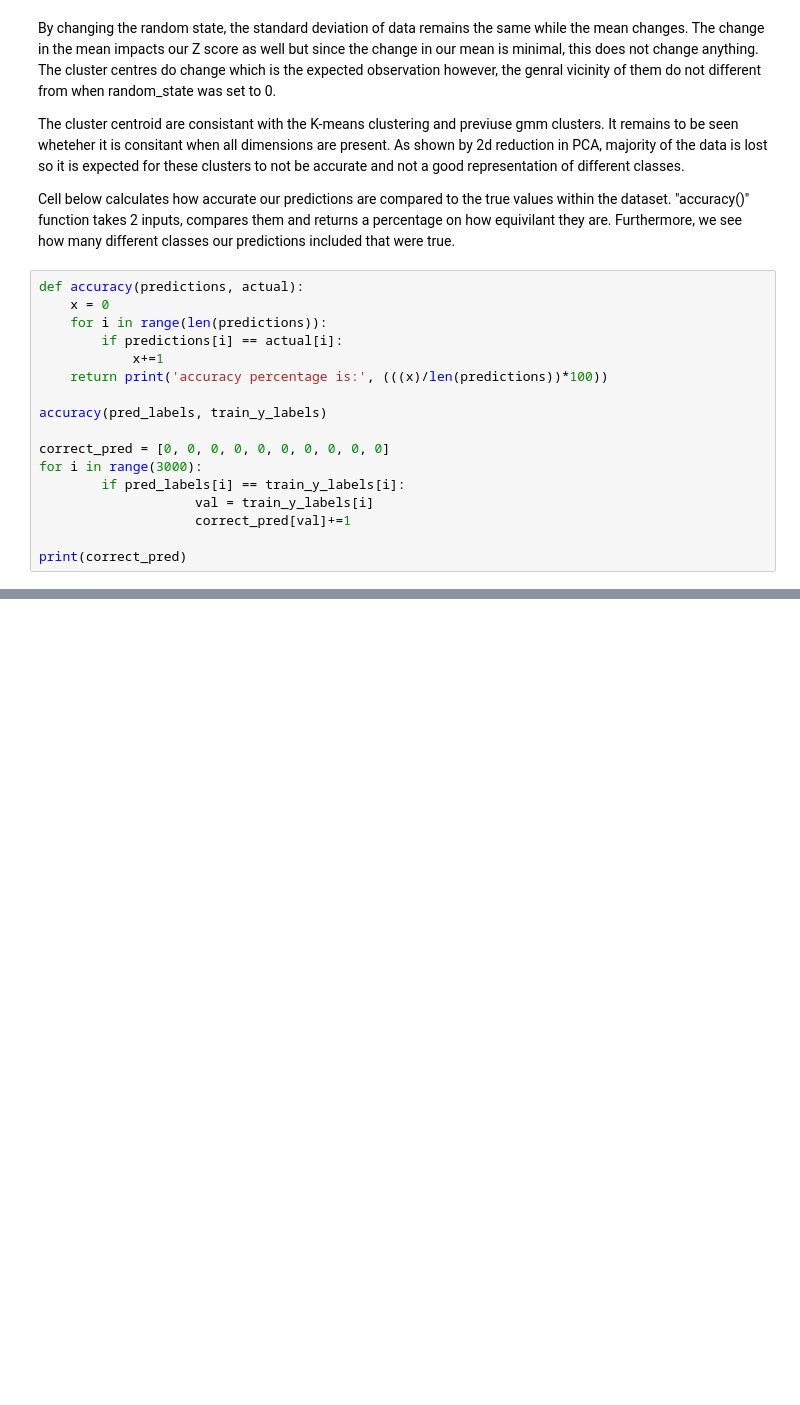
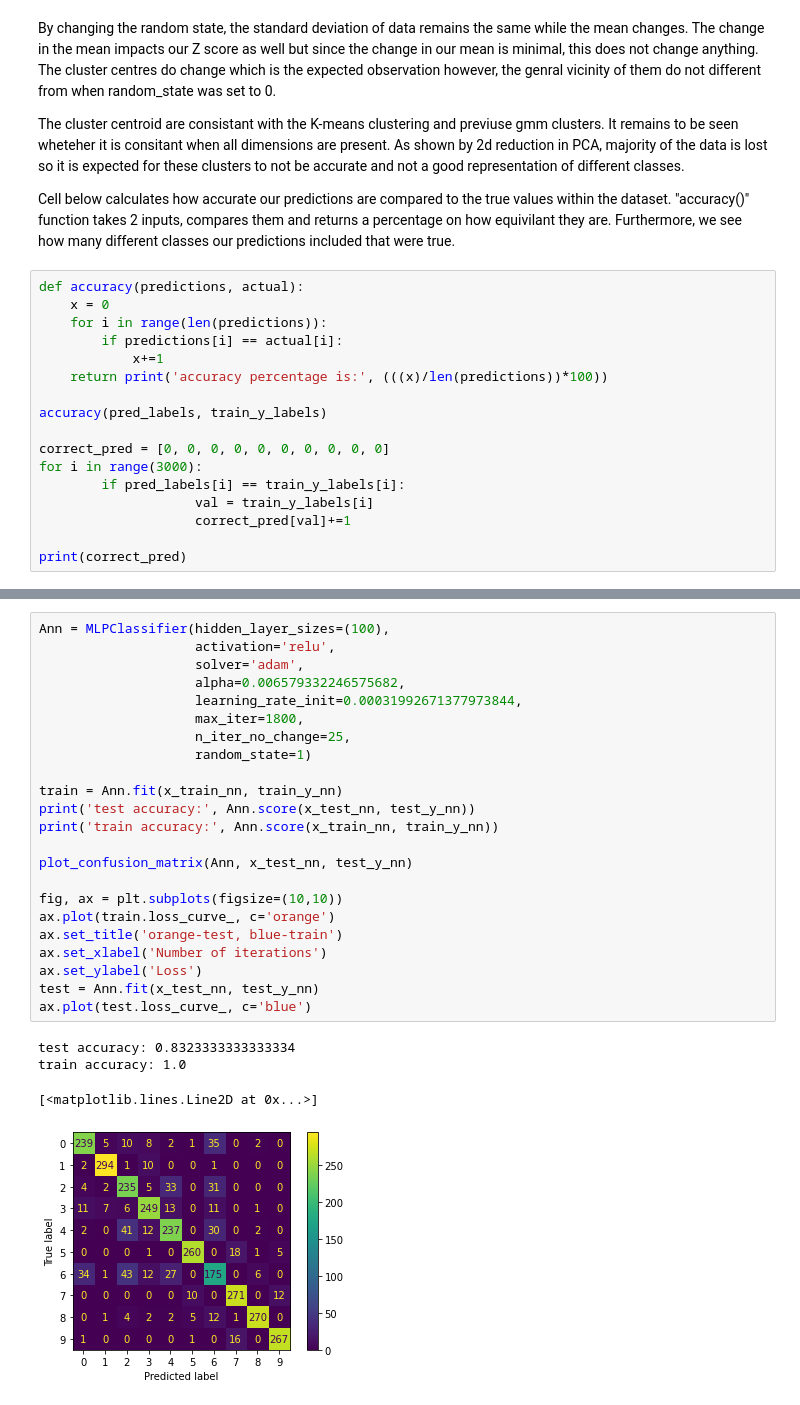
Before and after one commit to RadShiadeh/MLCW, a Jupyter notebook: cw.ipynb, the cells around one changed output, grey strips where cells are left out. Cells and saved outputs as stored; diff of their text form; blank space fills up the shorter version.

```diff
--- a/cw.ipynb
+++ b/cw.ipynb
@@ -288,0 +333,28 @@ The output for this classifier for both testing and training accuracy are almost
+# %%
+Ann = MLPClassifier(hidden_layer_sizes=(100),
+                    activation='relu',
+                    solver='adam',
+                    alpha=0.006579332246575682,
+                    learning_rate_init=0.00031992671377973844,
+                    max_iter=1800,
+                    n_iter_no_change=25,
+                    random_state=1)
+
+train = Ann.fit(x_train_nn, train_y_nn)
+print('test accuracy:', Ann.score(x_test_nn, test_y_nn))
+print('train accuracy:', Ann.score(x_train_nn, train_y_nn))
+
+plot_confusion_matrix(Ann, x_test_nn, test_y_nn)
+
+fig, ax = plt.subplots(figsize=(10,10))
+ax.plot(train.loss_curve_, c='orange')
+ax.set_title('orange-test, blue-train')
+ax.set_xlabel('Number of iterations')
+ax.set_ylabel('Loss')
+test = Ann.fit(x_test_nn, test_y_nn)
+ax.plot(test.loss_curve_, c='blue')
+# %% [output]
+test accuracy: 0.8323333333333334
+train accuracy: 1.0
+[<matplotlib.lines.Line2D at 0x...>]
+[figure, added]
```
Also changed, not shown: parts of 21 cells of this notebook.
